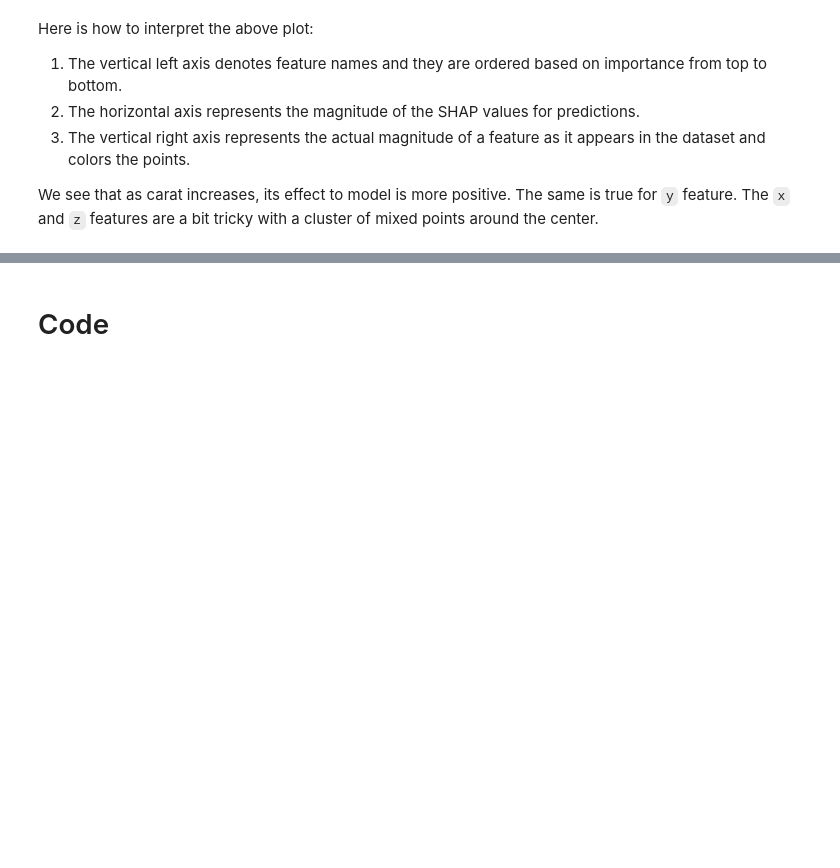
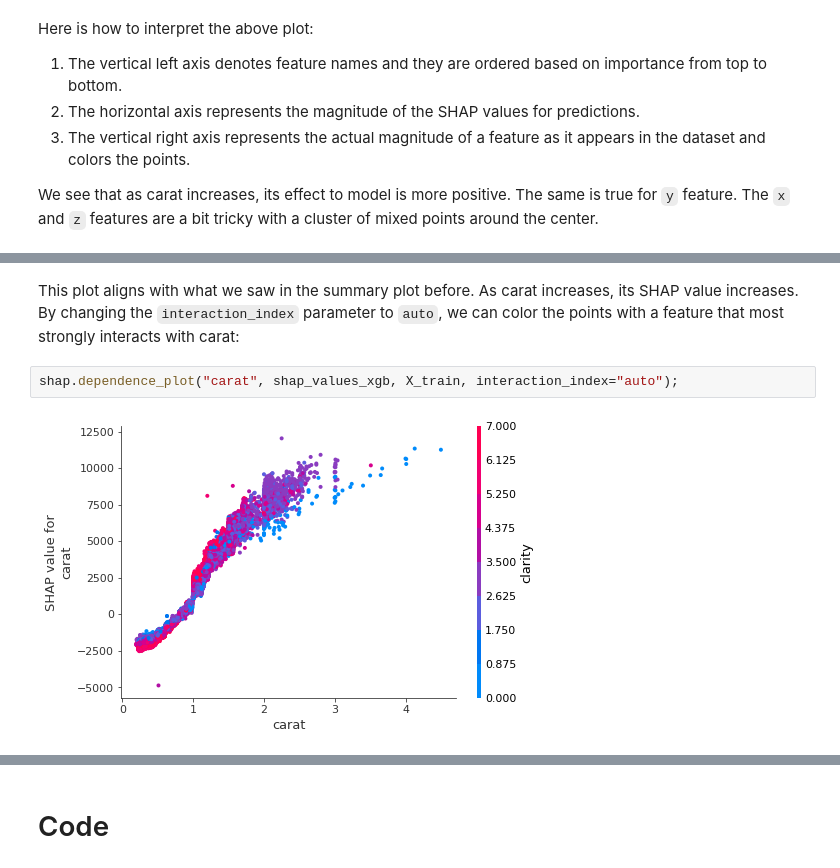
Before and after one commit to BexTuychiev/medium_stories, a Jupyter notebook: 2021/october/1_shap_explainability/notebook.ipynb, the cells around one changed output, grey strips where cells are left out. Drawn from its saved outputs; the diff is of its cells as text; blank space fills up the shorter version.

```diff
--- a/2021/october/1_shap_explainability/notebook.ipynb
+++ b/2021/october/1_shap_explainability/notebook.ipynb
@@ -261,0 +270,6 @@ We see that as carat increases, its effect to model is more positive. The same i
+# %% [markdown]
+This plot aligns with what we saw in the summary plot before. As carat increases, its SHAP value increases. By changing the `interaction_index` parameter to `auto`, we can color the points with a feature that most strongly interacts with carat:
+# %%
+shap.dependence_plot("carat", shap_values_xgb, X_train, interaction_index="auto");
+# %% [output]
+[figure, added]
```
Also changed, not shown: parts of 8 cells of this notebook.
